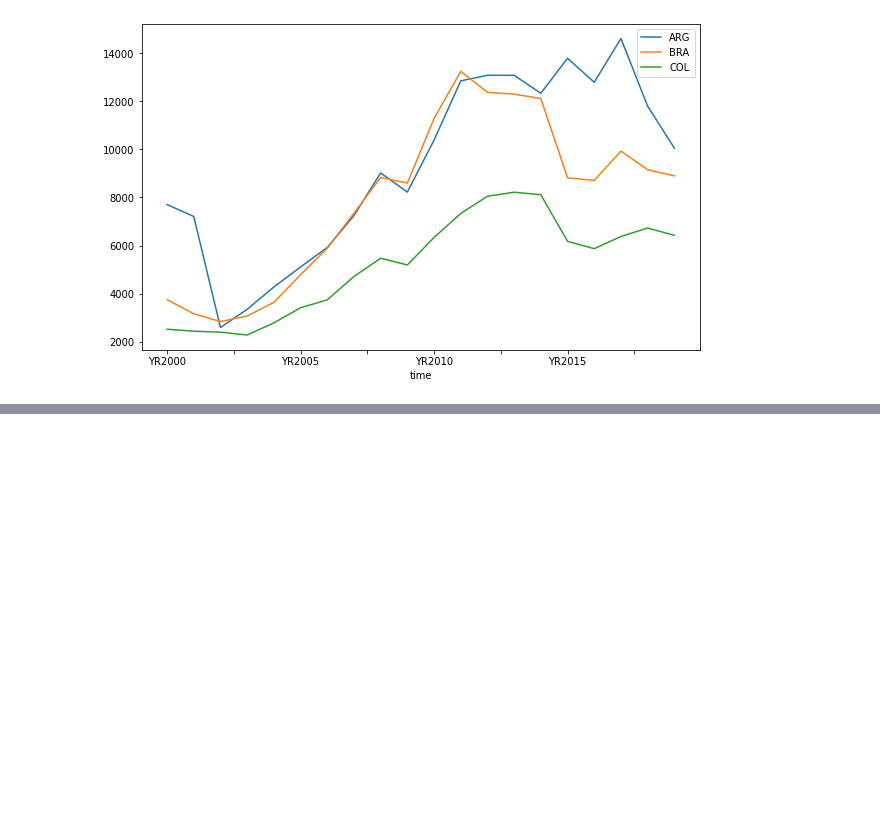
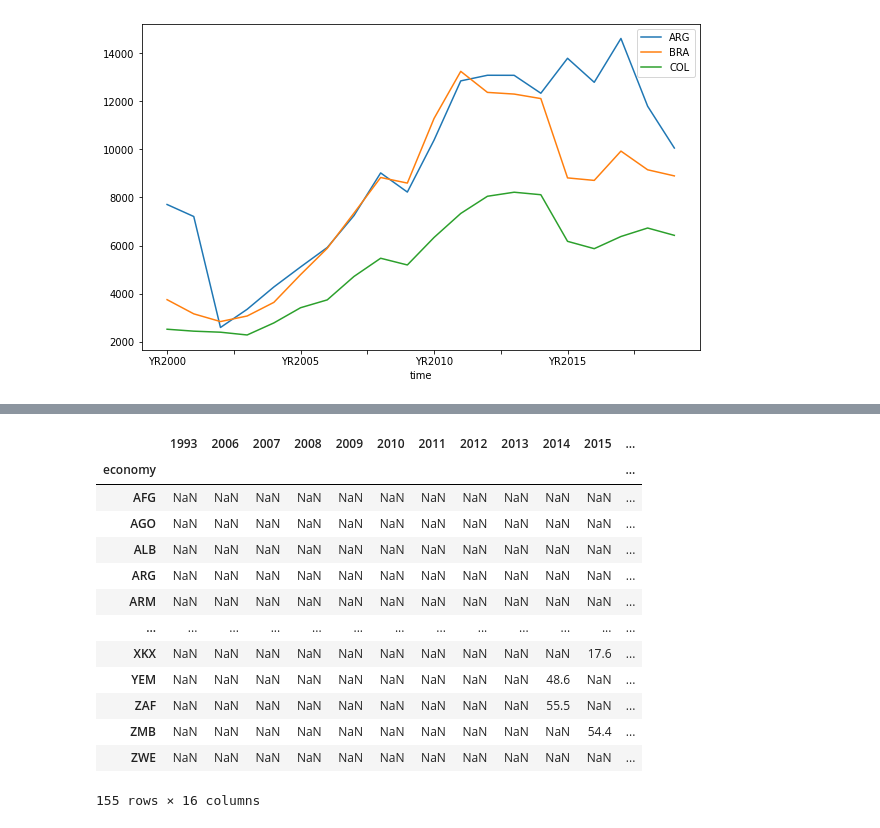
Before and after one commit to Arif-Badhon/WorldBankDataAnalysis, a Jupyter notebook: WorldBankData.ipynb, the cells around one changed output, grey strips where cells are left out. Drawn from its saved outputs; the diff is of its cells as text; code cells hidden in the pictures; blank space fills up the shorter version.

Commit message:
updated to the dataframe

```diff
--- a/WorldBankData.ipynb
+++ b/WorldBankData.ipynb
@@ -146,0 +151,18 @@ plt.show()
+# %%
+df = wb.data.DataFrame('SI.POV.NAHC', mrnev=1, columns='time', numericTimeKeys=True)
+df
+# %% [output]
+|  | 1993 | 2006 | 2007 | 2008 | 2009 | 2010 | 2011 | 2012 | 2013 | 2014 | 2015 | ... |
+| economy |  |  |  |  |  |  |  |  |  |  |  | ... |
+| AFG | NaN | NaN | NaN | NaN | NaN | NaN | NaN | NaN | NaN | NaN | NaN | ... |
+| AGO | NaN | NaN | NaN | NaN | NaN | NaN | NaN | NaN | NaN | NaN | NaN | ... |
+| ALB | NaN | NaN | NaN | NaN | NaN | NaN | NaN | NaN | NaN | NaN | NaN | ... |
+| ARG | NaN | NaN | NaN | NaN | NaN | NaN | NaN | NaN | NaN | NaN | NaN | ... |
+| ARM | NaN | NaN | NaN | NaN | NaN | NaN | NaN | NaN | NaN | NaN | NaN | ... |
+| ... | ... | ... | ... | ... | ... | ... | ... | ... | ... | ... | ... | ... |
+| XKX | NaN | NaN | NaN | NaN | NaN | NaN | NaN | NaN | NaN | NaN | 17.6 | ... |
+| YEM | NaN | NaN | NaN | NaN | NaN | NaN | NaN | NaN | NaN | 48.6 | NaN | ... |
+| ZAF | NaN | NaN | NaN | NaN | NaN | NaN | NaN | NaN | NaN | 55.5 | NaN | ... |
+| ZMB | NaN | NaN | NaN | NaN | NaN | NaN | NaN | NaN | NaN | NaN | 54.4 | ... |
+| ZWE | NaN | NaN | NaN | NaN | NaN | NaN | NaN | NaN | NaN | NaN | NaN | ... |
+155 rows × 16 columns
```
Also changed, not shown: parts of 2 cells of this notebook.
